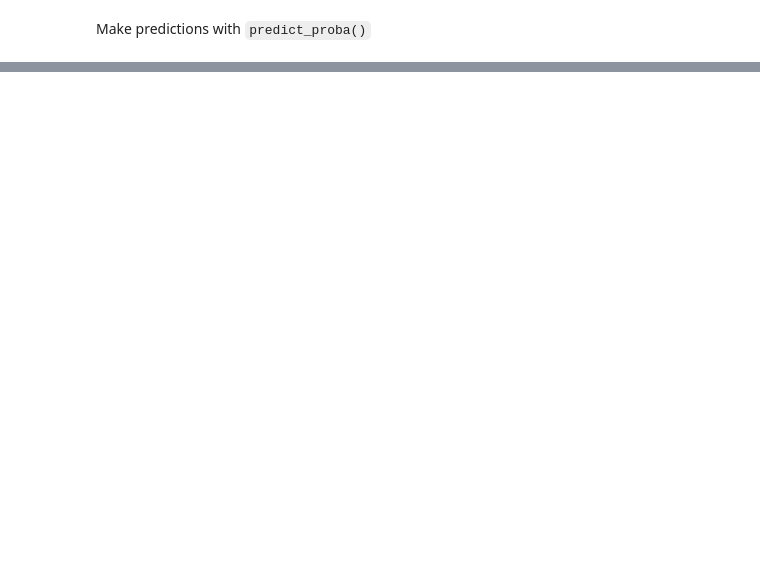
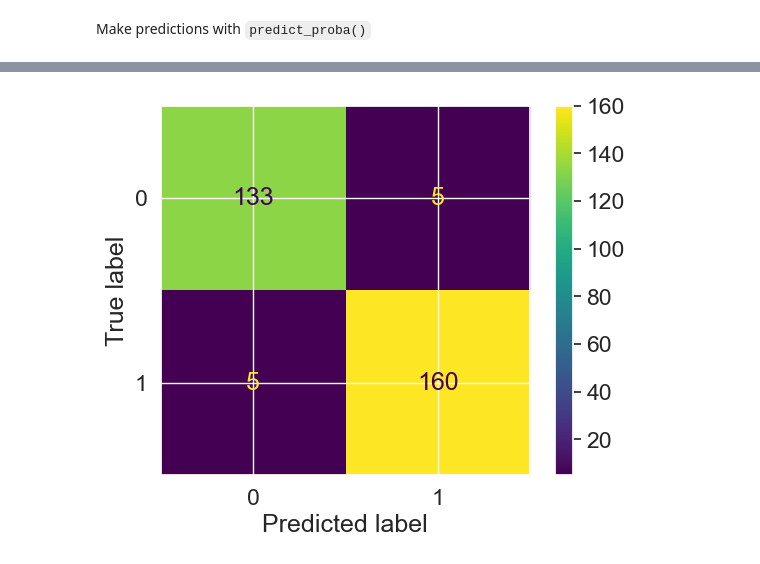
Before and after one commit to NithiinR/mlp, a Jupyter notebook: sklearn/introduction-to-scikit-learn.ipynb, the cells around one changed output, grey strips where cells are left out. Saved outputs shown, nothing was run; the diff lists cells and outputs as text; code cells hidden in the pictures; blank space fills up the shorter version.

```diff
--- a/sklearn/introduction-to-scikit-learn.ipynb
+++ b/sklearn/introduction-to-scikit-learn.ipynb
@@ -690,0 +878,5 @@ mean_absolute_error(y_pred, y_test)
+# %%
+from sklearn.metrics import ConfusionMatrixDisplay
+ConfusionMatrixDisplay.from_estimator(estimator = clf, X = X, y = y);
+# %% [output]
+[figure, added]
```
Also changed, not shown: parts of 140 cells of this notebook, 7 other files.
